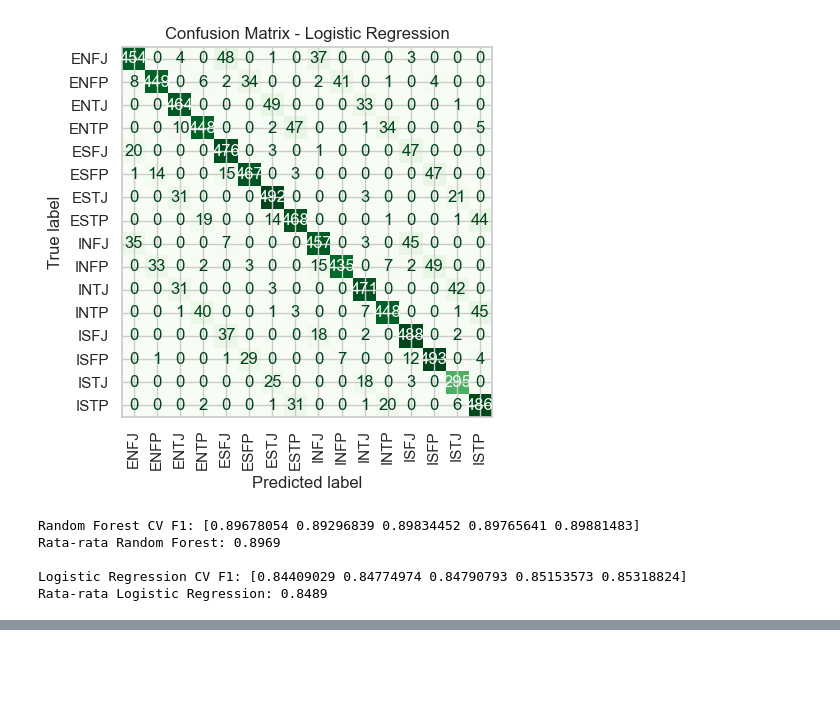
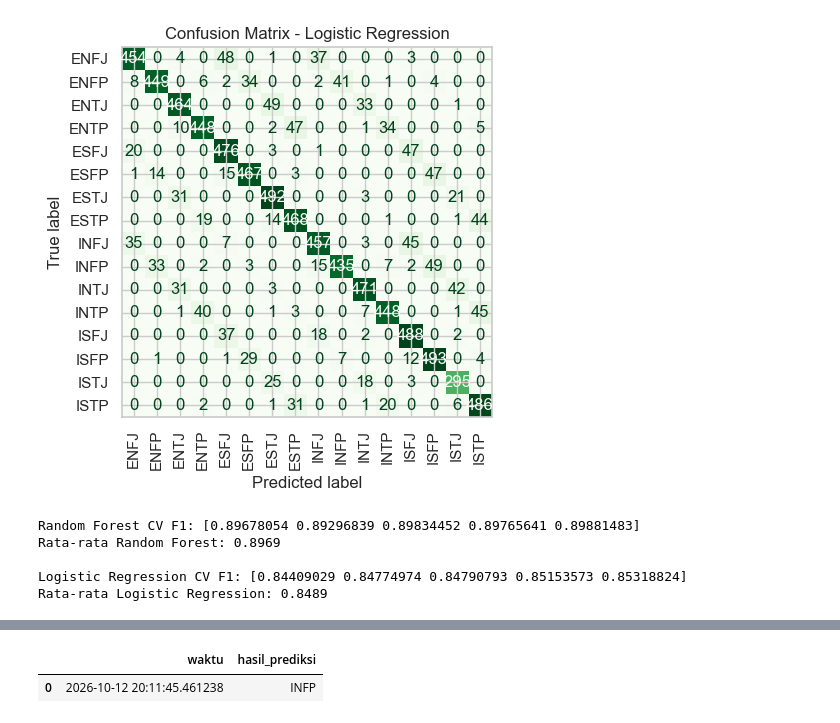
Before and after one commit to sitianisadm/Machine-Learning, a Jupyter notebook: Source_code.ipynb, the cells around one changed output, grey strips where cells are left out. Cells and saved outputs as stored; diff of their text form; code cells hidden in the pictures; blank space fills up the shorter version.

```diff
--- a/Source_code.ipynb
+++ b/Source_code.ipynb
@@ -857,0 +869,19 @@ Model terbaik berdasarkan F1-Score adalah Random Forest dengan F1-Score 0.9000.
+# %%
+# DEPLOYMENT
+import joblib
+model = joblib.load("model_personality.pkl")
+print("Model berhasil dimuat.")
+
+# Mengambil satu data sebagai simulasi data baru
+data_baru = X_test.iloc[[0]]
+prediksi = model.predict(data_baru)
+print("Hasil prediksi:", prediksi[0])
+
+# Menghitung probabilitas prediksi
+probabilitas = model.predict_proba(data_baru)
+for kelas, prob in zip(model.classes_, probabilitas[0]):
+    print(f"{kelas}: {prob:.4f}")
+
+# Prediksi
+hasil_prediksi = model.predict(data_baru)
+print("Hasil prediksi:", hasil_prediksi)
@@ -857,0 +908,13 @@ Model terbaik berdasarkan F1-Score adalah Random Forest dengan F1-Score 0.9000.
+# %%
+import pandas as pd
+from datetime import datetime
+
+hasil_monitoring = pd.DataFrame({
+    "waktu": [datetime.now()],
+    "hasil_prediksi": [hasil_prediksi[0]]
+})
+
+display(hasil_monitoring)
+# %% [output]
+|  | waktu | hasil_prediksi |
+| 0 | 2026-10-12 20:11:45.461238 | INFP |
```
Also changed, not shown: parts of 7 cells of this notebook, 4 other files.
